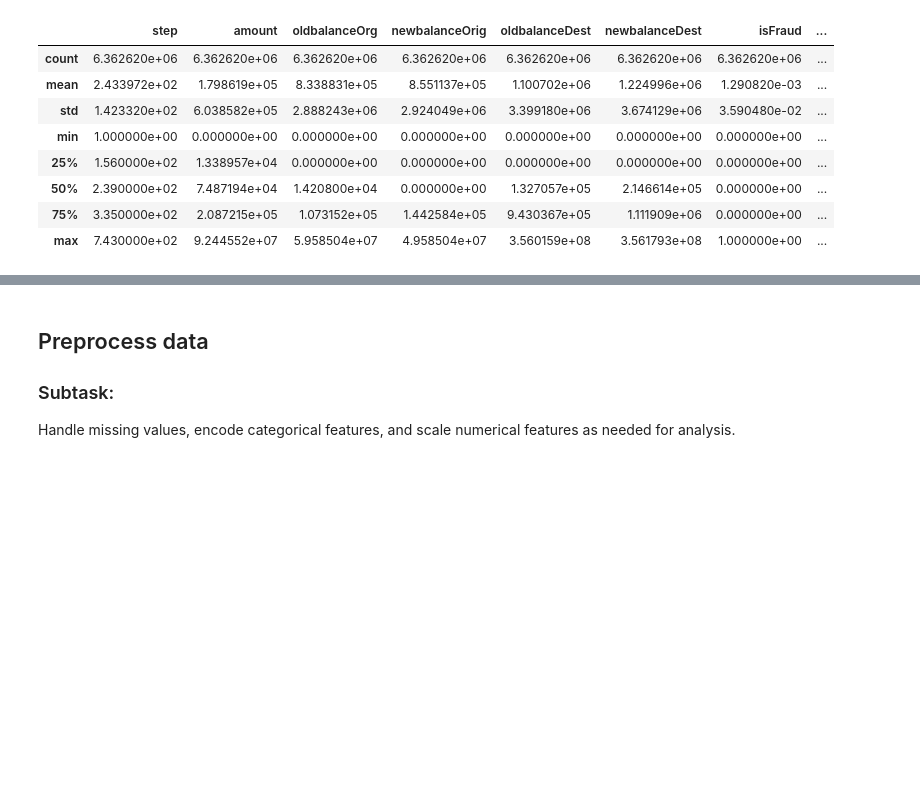
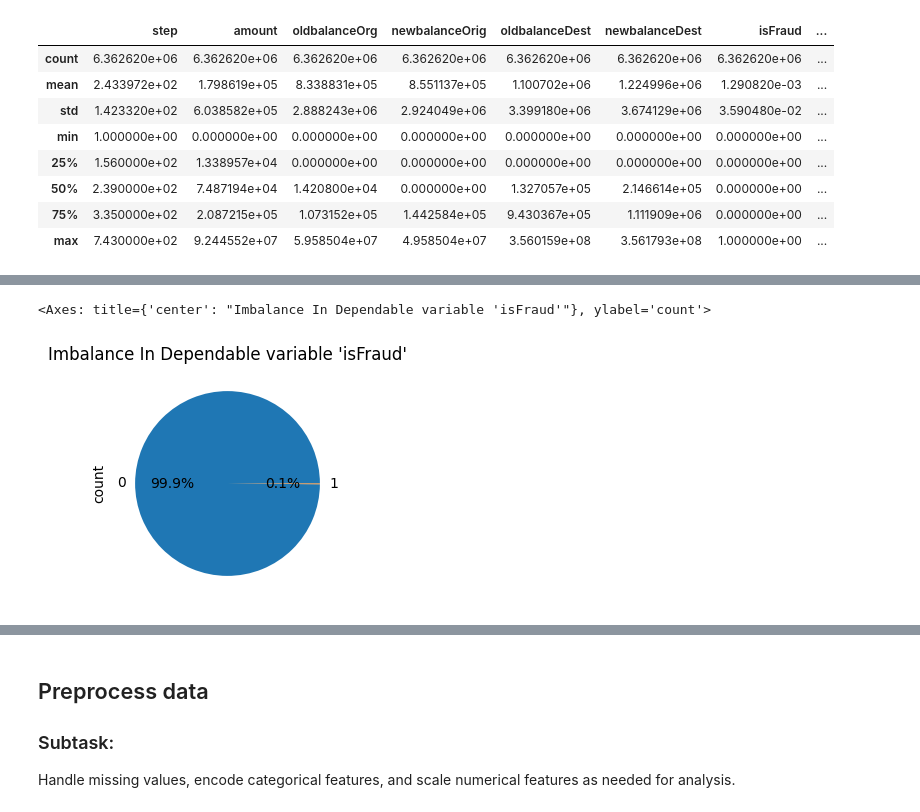
Before and after one commit to mrxsierra/da_flask-docker, a Jupyter notebook: fraud_detection_acrredian.ipynb, the cells around one changed output, grey strips where cells are left out. Cells and saved outputs as stored; diff of their text form; code cells hidden in the pictures; blank space fills up the shorter version.

```diff
--- a/fraud_detection_acrredian.ipynb
+++ b/fraud_detection_acrredian.ipynb
@@ -115,7 +122,8 @@ Import pandas and load the CSV file into a DataFrame, then display the first 5 r
 # %%
 import pandas as pd
 
-df = pd.read_csv("/content/Fraud.csv")
+data = pd.read_csv("/content/Fraud.csv")
+df = data.copy(deep=True)
 display(df.head())
 # %% [output]
 |  | step | type | amount | nameOrig | oldbalanceOrg | newbalanceOrig | nameDest | oldbalanceDest | ... |
@@ -193,0 +234,6 @@ Merchant Balances: Confirm that oldbalanceDest and newbalanceDest are always 0 f
+# %%
+# Imabalance in dataset for predicatant y(isFraud)'s value 0 and 1.
+df.isFraud.value_counts().plot(kind='pie', autopct='%1.1f%%', figsize=(3, 3), title="Imbalance In Dependable variable 'isFraud'")
+# %% [output]
+<Axes: title={'center': "Imbalance In Dependable variable 'isFraud'"}, ylabel='count'>
+[figure, added]
```
Also changed, not shown: parts of 22 cells of this notebook.
